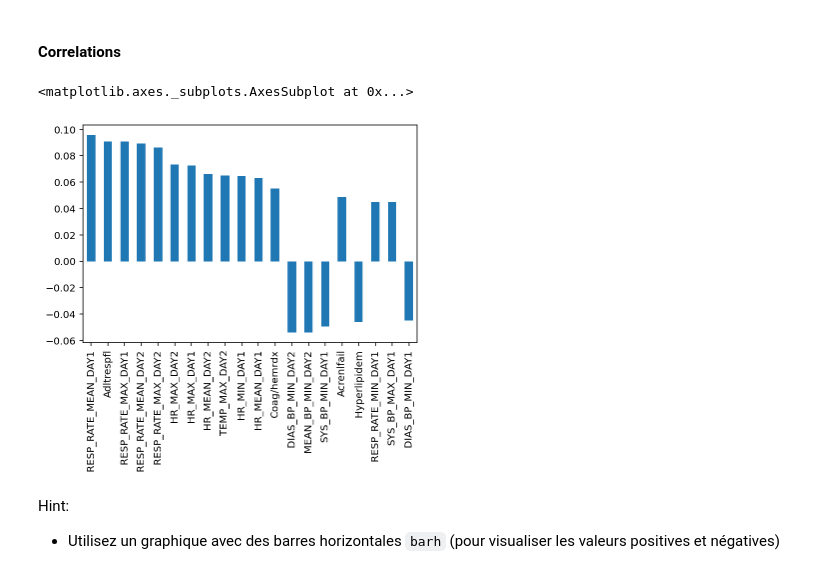
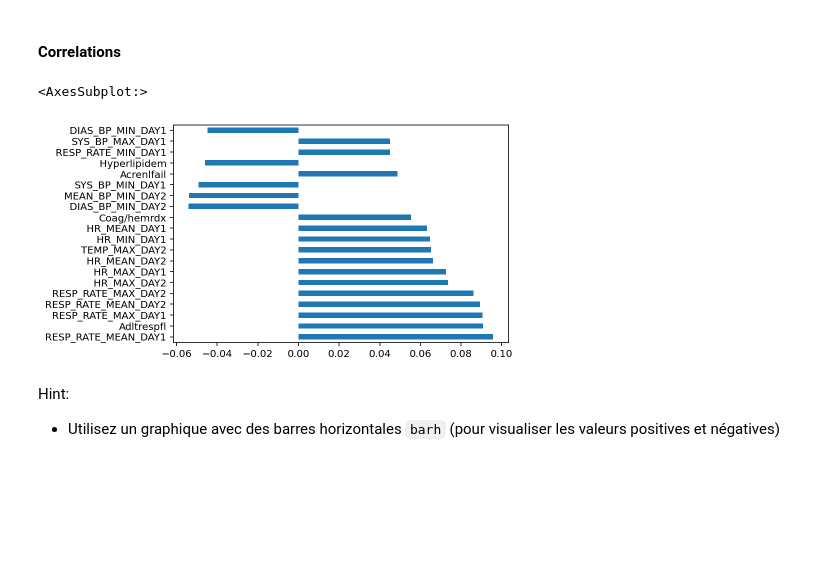
Before and after one commit to AlexisDel/Projet-ISD2, a Jupyter notebook: Jacobo.ipynb, the cells around one changed output. Drawn from its saved outputs; the diff is of its cells as text; code cells hidden in the pictures; blank space fills up the shorter version.

```diff
--- a/Jacobo.ipynb
+++ b/Jacobo.ipynb
@@ -281,10 +281,10 @@ corr_df= corr_df.reindex(corr_df.abs().sort_values(ascending=False).index)
 #with pd.option_context("display.float_format", "{:.2g}".format):
 #       display(corr_df)
 # %%
-corr_df.head(20).plot( kind='bar')
+corr_df.head(20).plot( kind='barh')
 # %% [output]
-<matplotlib.axes._subplots.AxesSubplot at 0x...>
+<AxesSubplot:>
-[figure, old version]
+[figure, new version]
 # %% [markdown]
 Hint:
 
```
Also changed, not shown: parts of 12 cells of this notebook, 1 other file.
